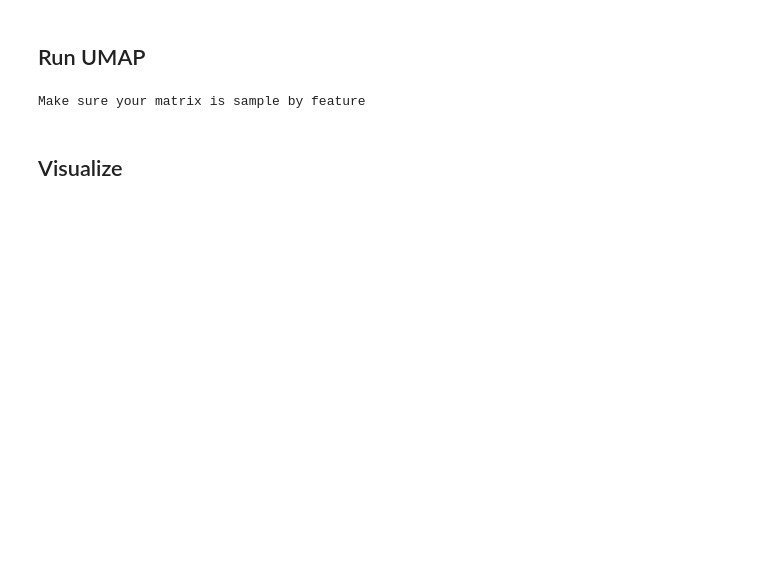
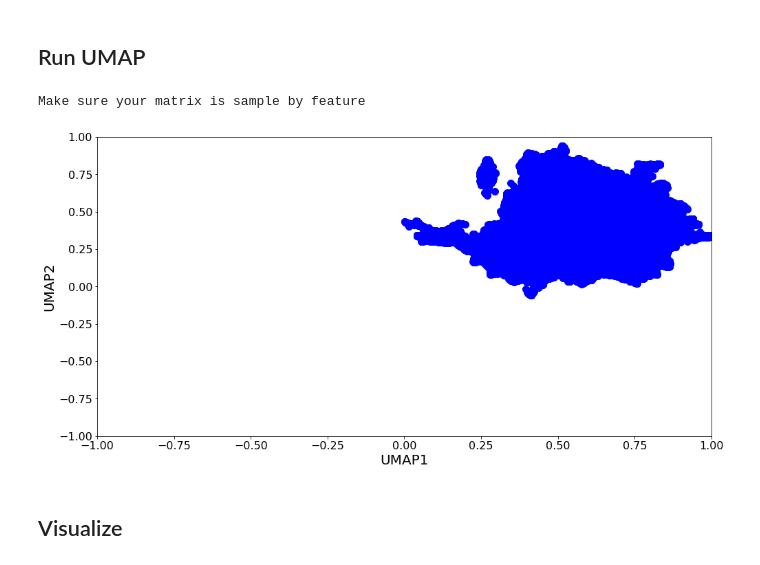
Before and after one commit to ML4GLand/EUGENe, a Jupyter notebook: notebooks/Nucleotide_Importance_Analysis.ipynb, the cells around one changed output. Drawn from its saved outputs; the diff is of its cells as text; code cells hidden in the pictures; blank space fills up the shorter version.

```diff
--- a/notebooks/Nucleotide_Importance_Analysis.ipynb
+++ b/notebooks/Nucleotide_Importance_Analysis.ipynb
@@ -73,5 +84,9 @@ reducer, umap_df = unsupervised.scaled_UMAP(scores)
 Make sure your matrix is sample by feature
 # %%
 umap_embedding =  umap_df.values
+# %%
+ax = unsupervised.umap_plot(umap_embedding)
+# %% [output]
+[figure, added]
 # %% [markdown]
 ## Visualize
```
Also changed, not shown: parts of 52 cells of this notebook, 22 other files.
